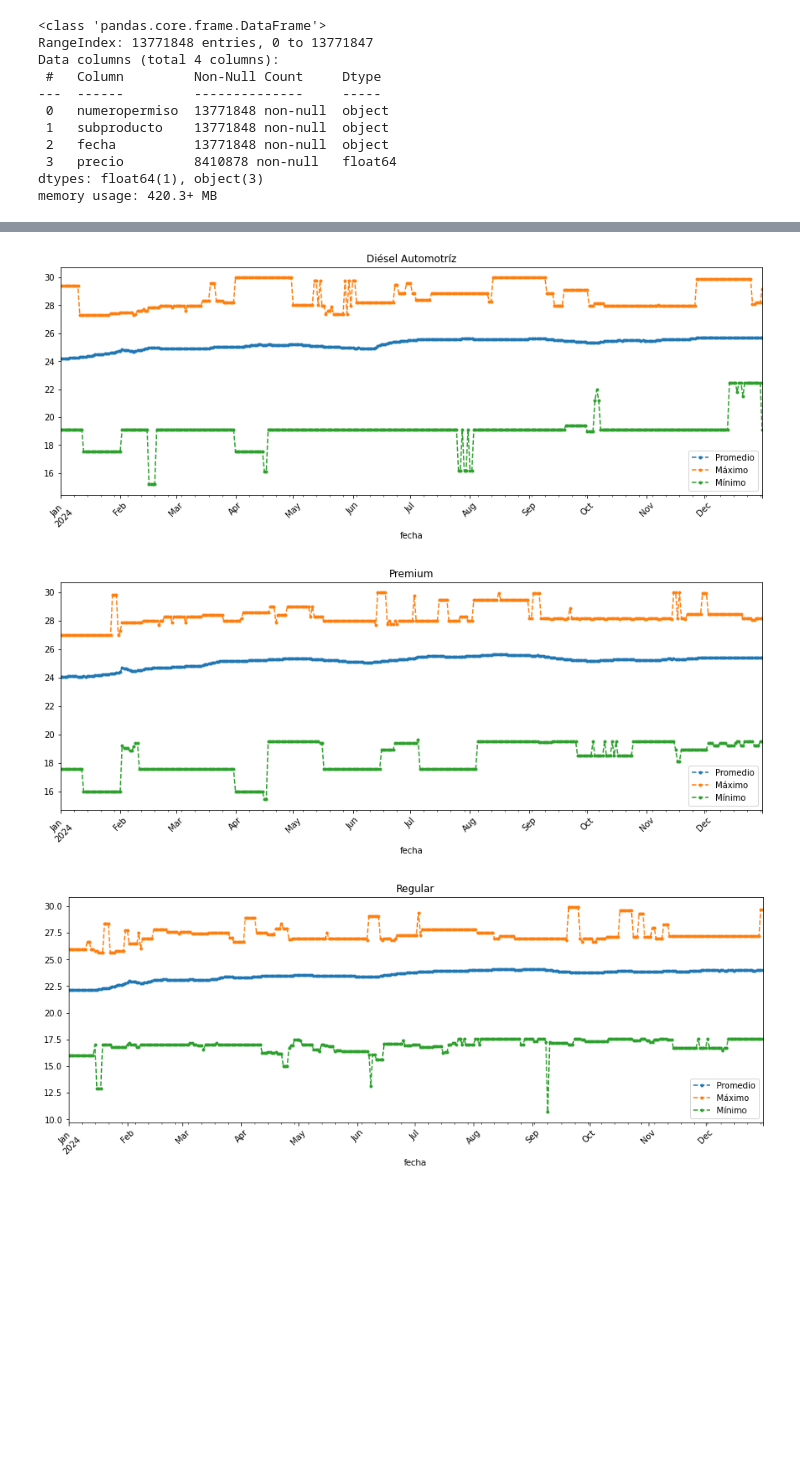
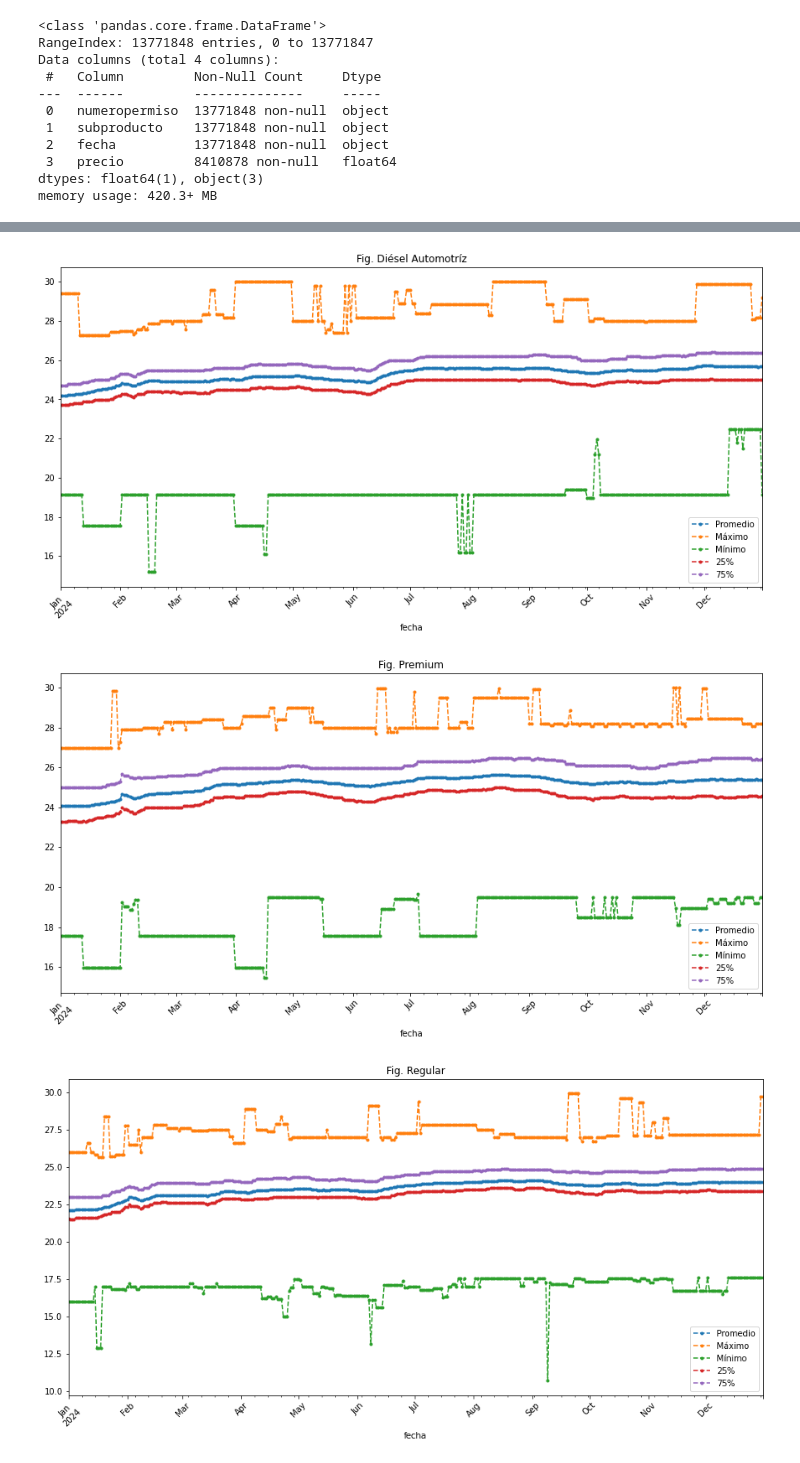
Before and after one commit to rsevp/Portafolio, a Jupyter notebook: combustibles2024.ipynb, the cells around one changed output, grey strips where cells are left out. Cells and saved outputs as stored; diff of their text form; code cells hidden in the pictures; blank space fills up the shorter version.

```diff
--- a/combustibles2024.ipynb
+++ b/combustibles2024.ipynb
@@ -108,31 +107,37 @@ sub.plot(title='Costo promedio en 2024', kind='barh', color = 'C2', figsize = (1
 # %%
 %matplotlib inline
 
-#Omitimos los valores faltantes.
+#Omitimos los valores faltantes, además de todos los registros de Diésel Industrial.
 categories = categories[categories!='Diésel Industrial']
 data=data.dropna()
 
 ldf = []
 j=0
 for i in categories:
 
     res = data[data.subproducto == i]
     dummy = res['precio'].groupby(data['fecha'])
 
 
     means = dummy.agg('mean') #obtener: promedio, mínimo y máximo
     means.name = 'Promedio' #cambio en el nombre del dataframe
 
     sup = dummy.agg('max')
     sup.name = 'Máximo'
 
     inf = dummy.agg('min')
     inf.name = 'Mínimo'
 
+    q1 = dummy.quantile(0.25)
+    q1.name = '25%'
+
+    q3 = dummy.quantile(0.75)
+    q3.name = '75%'
+
     #pandas puede presentar todas las líneas de un dataframe,
-    precio_anual = pd.concat([means,sup,inf], axis=1)
-    precio_anual.plot(kind='line',rot=45,title=i,figsize=(15,5),style='.--')
+    precio_anual = pd.concat([means,sup,inf,q1,q3], axis=1)
+    precio_anual.plot(kind='line',rot=45,title=f'Fig. {i}',figsize=(15,7),style='.--')
 # %% [output]
-[figure, old version]
+[figure, new version]
-[figure, old version]
+[figure, new version]
-[figure, old version]
+[figure, new version]
```
Also changed, not shown: parts of 12 cells of this notebook.
